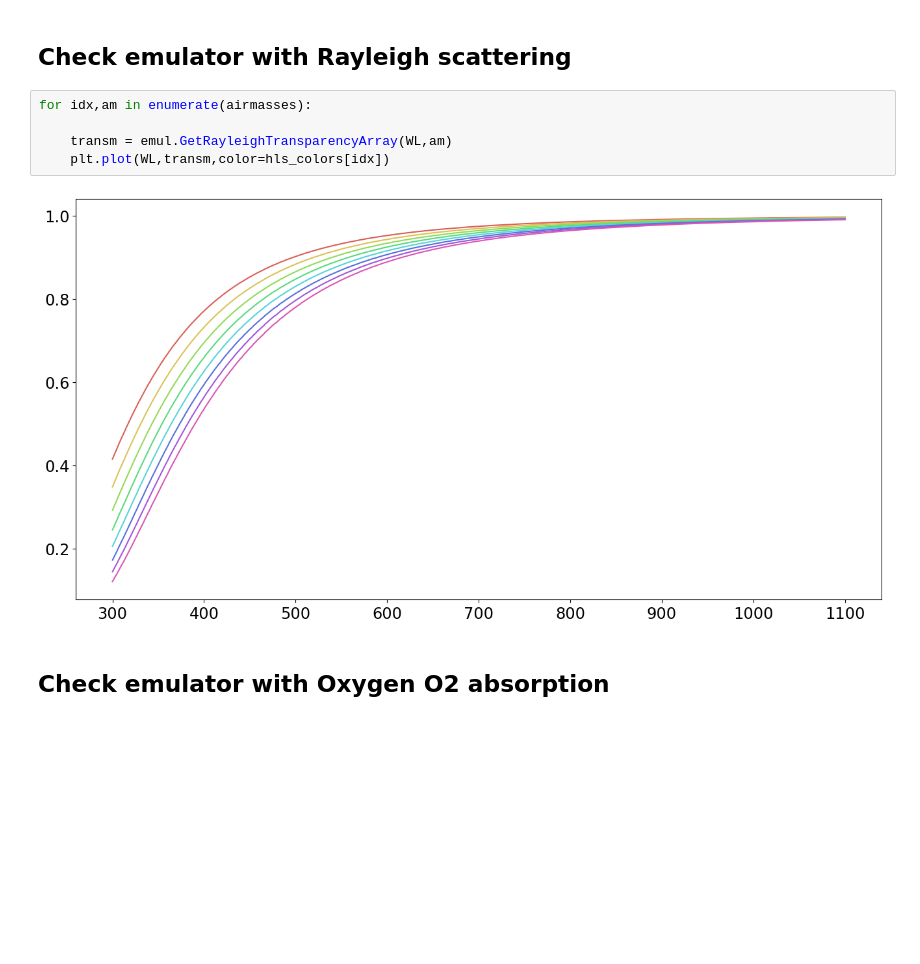
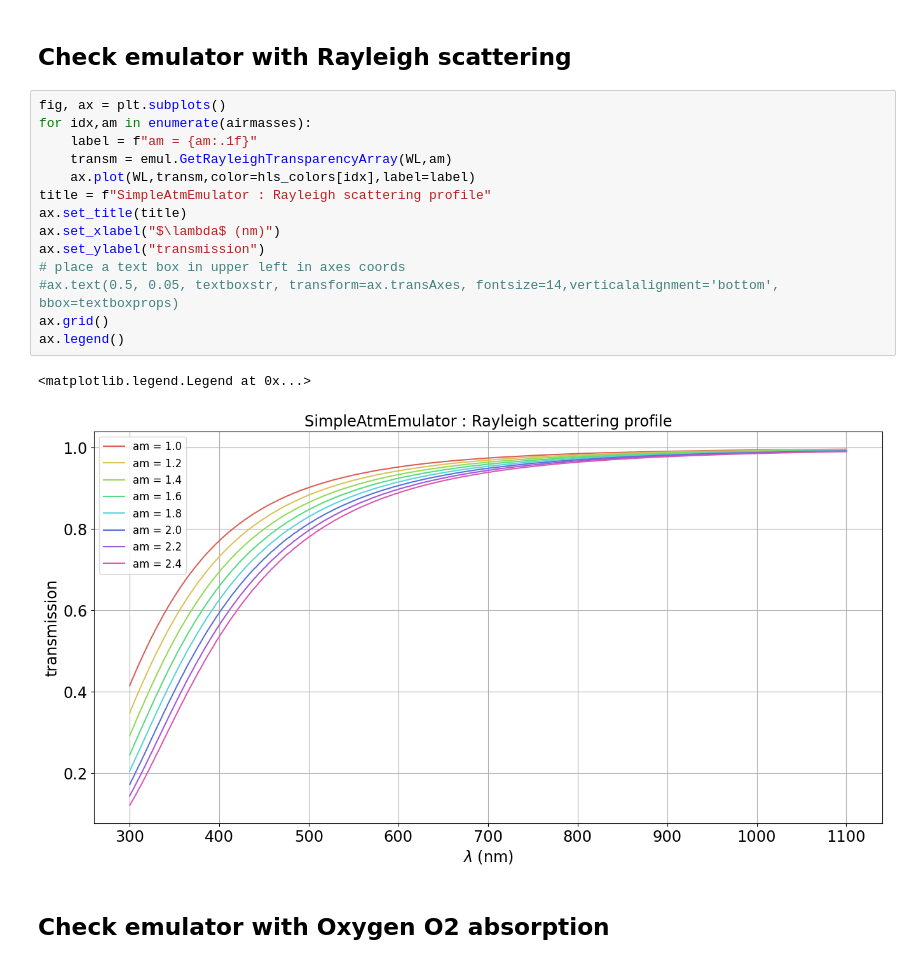
Before and after one commit to sylvielsstfr/AtmEmulator, a Jupyter notebook: docs/notebooks/simpleemulator/test_SimpleAtmEmulator.ipynb, the cells around one changed output. Drawn from its saved outputs; the diff is of its cells as text; blank space fills up the shorter version.

Commit message:
improve test_SimpleAtmEmulator.ipynb

```diff
--- a/docs/notebooks/simpleemulator/test_SimpleAtmEmulator.ipynb
+++ b/docs/notebooks/simpleemulator/test_SimpleAtmEmulator.ipynb
@@ -88,12 +88,22 @@ WL = emul.GetWL()
 # %% [markdown]
 ## Check emulator with Rayleigh scattering
 # %%
+fig, ax = plt.subplots()
 for idx,am in enumerate(airmasses):
-
+    label = f"am = {am:.1f}"
     transm = emul.GetRayleighTransparencyArray(WL,am)
-    plt.plot(WL,transm,color=hls_colors[idx])
+    ax.plot(WL,transm,color=hls_colors[idx],label=label)
+title = f"SimpleAtmEmulator : Rayleigh scattering profile"
+ax.set_title(title)
+ax.set_xlabel("$\lambda$ (nm)")
+ax.set_ylabel("transmission")
+# place a text box in upper left in axes coords
+#ax.text(0.5, 0.05, textboxstr, transform=ax.transAxes, fontsize=14,verticalalignment='bottom', bbox=textboxprops)
+ax.grid()
+ax.legend()
 # %% [output]
+<matplotlib.legend.Legend at 0x...>
-[figure, old version]
+[figure, new version]
 # %% [markdown]
 ## Check emulator with Oxygen O2 absorption
 # %%
```
Also changed, not shown: parts of 13 cells of this notebook, 2 other files.
